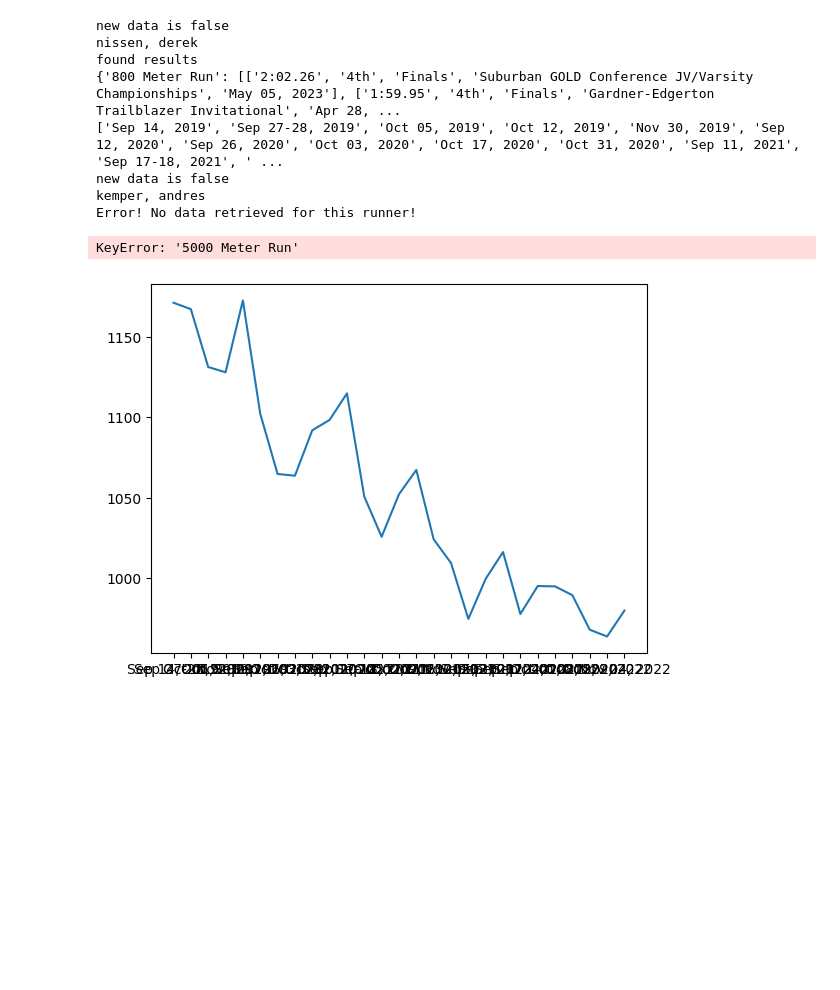
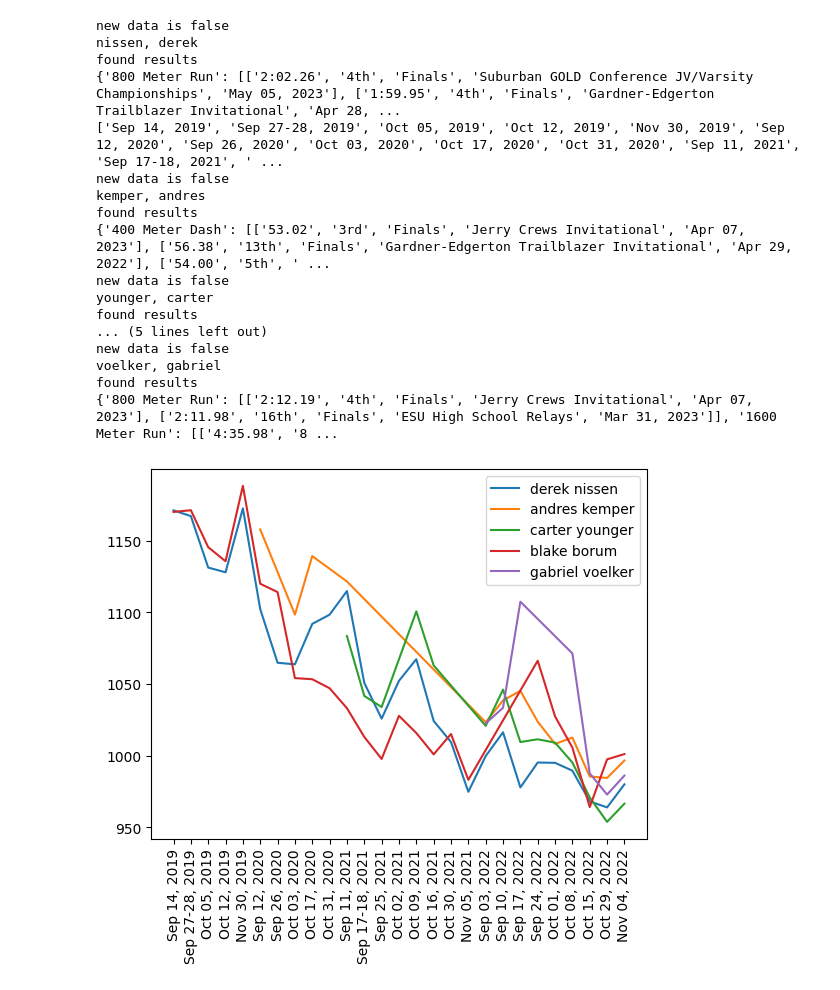
Before and after one commit to dereknissen/milesplitProject, a Jupyter notebook: multiple.ipynb, the cells around one changed output. Cells and saved outputs as stored; diff of their text form; code cells hidden in the pictures; blank space fills up the shorter version.

```diff
--- a/multiple.ipynb
+++ b/multiple.ipynb
@@ -7,8 +7,9 @@ import matplotlib.pyplot as plt
 from pullData import *
 # %%
 # Enter variables
-runners = ["derek nissen", "andres kemper", "carter younger"] # First Last, the first runner takes priority on x variables
+runners = ["derek nissen", "andres kemper", "carter younger", "blake borum", "gabriel voelker"] # First Last, the first runner takes priority on x variables
 event = "5000 Meter Run"
+needNewData = False
 # %%
 # Line colors
 colors = ["blue", "red", "green", "yellow"]
@@ -16,7 +17,7 @@ colors = ["blue", "red", "green", "yellow"]
 # Import data
 firstXValues = []
 for index, runnerName in enumerate(runners):
-    results = getRunnerData(runnerName, newData = False)
+    results = getRunnerData(runnerName, newData = needNewData)
     # Transport data
     eventData = results[event]
     xValues = [] # Date
@@ -33,33 +34,41 @@ for index, runnerName in enumerate(runners):
         if len(sections) >= 3:
             seconds += float(sections[2]) * .1
 
         if index != 0:
             if performance[4] in firstXValues:
                 xValues.append(performance[4])
                 yValues.append(seconds)
         else:
             xValues.append(performance[4])
             yValues.append(seconds)
 
     xValues.reverse()
 
     if index == 0:
         firstXValues = xValues
         print(firstXValues)
     yValues.reverse()
     plt.plot(xValues, yValues)
 
 plt.xticks(rotation='vertical')
 plt.legend(runners)
 plt.show()
 # %% [output]
 new data is false
 nissen, derek
 found results
 {'800 Meter Run': [['2:02.26', '4th', 'Finals', 'Suburban GOLD Conference JV/Varsity Championships', 'May 05, 2023'], ['1:59.95', '4th', 'Finals', 'Gardner-Edgerton Trailblazer Invitational', 'Apr 28, ...
 ['Sep 14, 2019', 'Sep 27-28, 2019', 'Oct 05, 2019', 'Oct 12, 2019', 'Nov 30, 2019', 'Sep 12, 2020', 'Sep 26, 2020', 'Oct 03, 2020', 'Oct 17, 2020', 'Oct 31, 2020', 'Sep 11, 2021', 'Sep 17-18, 2021', ' ...
 new data is false
 kemper, andres
-Error! No data retrieved for this runner!
+found results
+{'400 Meter Dash': [['53.02', '3rd', 'Finals', 'Jerry Crews Invitational', 'Apr 07, 2023'], ['56.38', '13th', 'Finals', 'Gardner-Edgerton Trailblazer Invitational', 'Apr 29, 2022'], ['54.00', '5th', ' ...
+new data is false
+younger, carter
+found results
+... (5 lines left out)
+new data is false
+voelker, gabriel
+found results
+{'800 Meter Run': [['2:12.19', '4th', 'Finals', 'Jerry Crews Invitational', 'Apr 07, 2023'], ['2:11.98', '16th', 'Finals', 'ESU High School Relays', 'Mar 31, 2023']], '1600 Meter Run': [['4:35.98', '8 ...
-KeyError: '5000 Meter Run'
-[figure, old version]
+[figure, new version]
```
Also changed, not shown: 4 other files.
